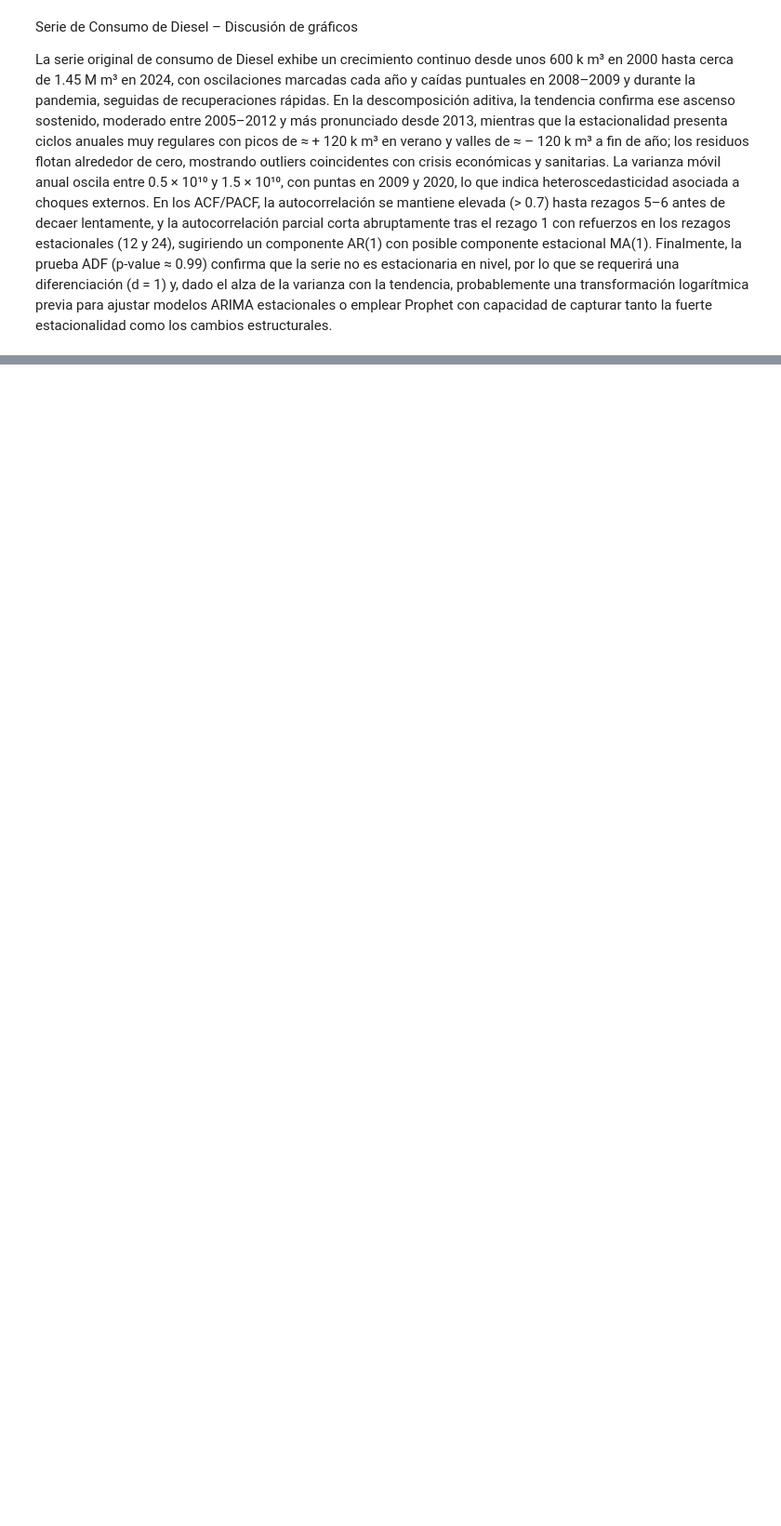
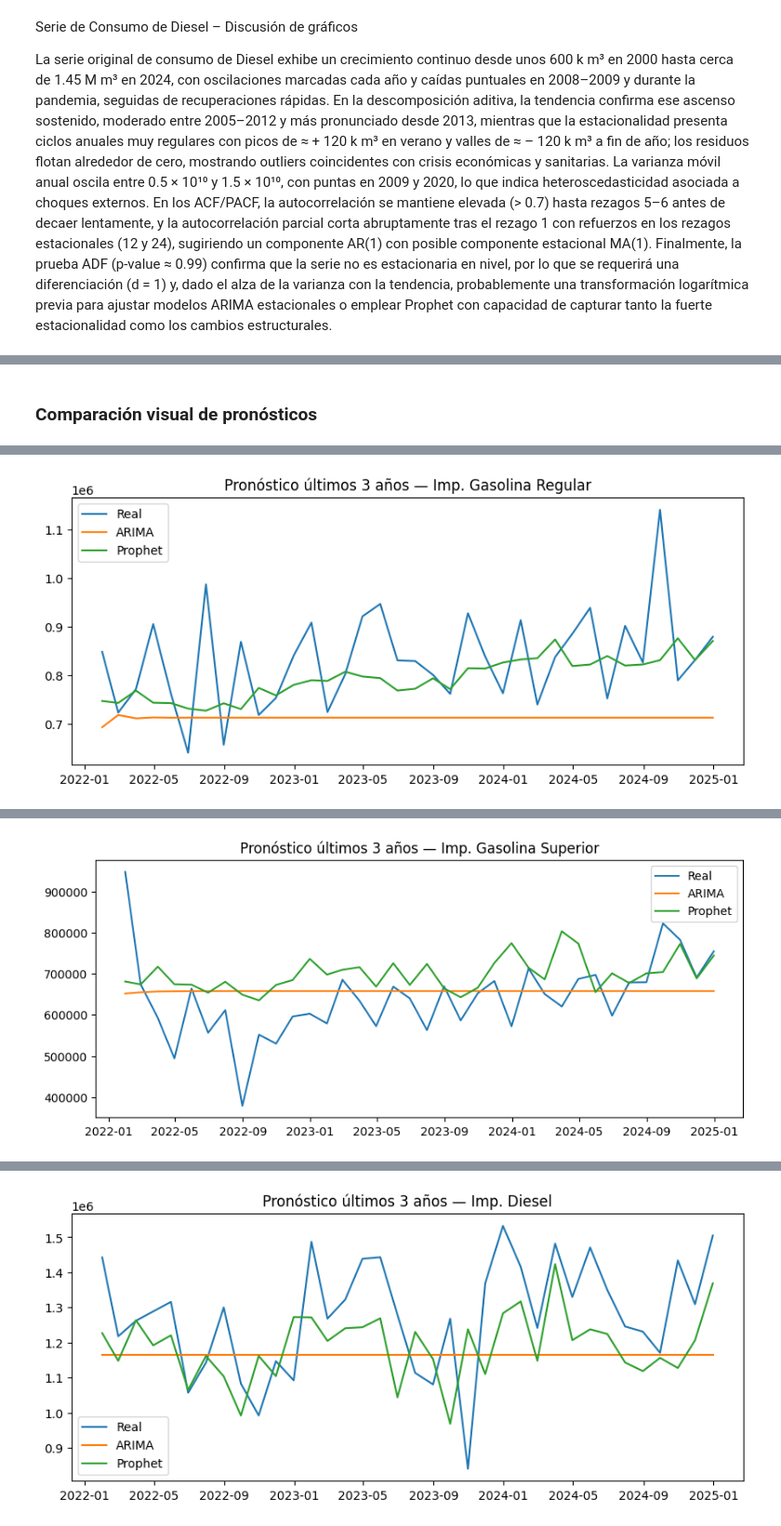
Before and after one commit to Diegoval-Dev/DC-Lab1, a Jupyter notebook: series-de-tiempo.ipynb, the cells around one changed output, grey strips where cells are left out. Shown at 93% size. Drawn from its saved outputs; the diff is of its cells as text; code cells hidden in the pictures; blank space fills up the shorter version.

Commit message:
feat: initialize comparison with predictions before integrating new data

```diff
--- a/series-de-tiempo.ipynb
+++ b/series-de-tiempo.ipynb
@@ -705,0 +729,18 @@ La serie original de consumo de Diesel exhibe un crecimiento continuo desde unos
+# %%
+best_orders = {}
+for name, ts in series.items():
+    train = ts.iloc[:-test_periods]
+    best_aic = np.inf
+    best_order = (1,1,1)
+    for p in range(0, 3):
+        for q in range(0, 3):
+            try:
+                model = ARIMA(train, order=(p, 1, q)).fit()
+                if model.aic < best_aic:
+                    best_aic = model.aic
+                    best_order = (p, 1, q)
+            except:
+                continue
+    best_orders[name] = best_order
+
+pd.Series(best_orders, name='Orden ARIMA').to_frame()
@@ -705,0 +805,23 @@ La serie original de consumo de Diesel exhibe un crecimiento continuo desde unos
+# %% [markdown]
+### Comparación visual de pronósticos
+# %%
+for name, ts in series.items():
+    train, test = ts.iloc[:-test_periods], ts.iloc[-test_periods:]
+    # ARIMA
+    arima_model = ARIMA(train, order=best_orders[name]).fit()
+    fc_arima = arima_model.forecast(test_periods)
+    # Prophet
+    df_prop = pd.DataFrame({'ds': train.index, 'y': train.values})
+    m = Prophet(yearly_seasonality=True)
+    m.fit(df_prop)
+    future = m.make_future_dataframe(periods=test_periods, freq='M')
+    pred = m.predict(future).set_index('ds')['yhat'][-test_periods:]
+
+    plt.figure(figsize=(10, 4))
+    plt.plot(test.index, test,       label='Real')
+    plt.plot(test.index, fc_arima,   label='ARIMA')
+    plt.plot(test.index, pred,       label='Prophet')
+    plt.title(f'Pronóstico últimos 3 años — {name}')
+    plt.legend()
+    plt.show()
+# %% [output]
@@ -705,0 +830 @@ La serie original de consumo de Diesel exhibe un crecimiento continuo desde unos
+[figure, added]
@@ -705,0 +833 @@ La serie original de consumo de Diesel exhibe un crecimiento continuo desde unos
+[figure, added]
@@ -705,0 +836 @@ La serie original de consumo de Diesel exhibe un crecimiento continuo desde unos
+[figure, added]
```
Also changed, not shown: parts of 15 cells of this notebook.
